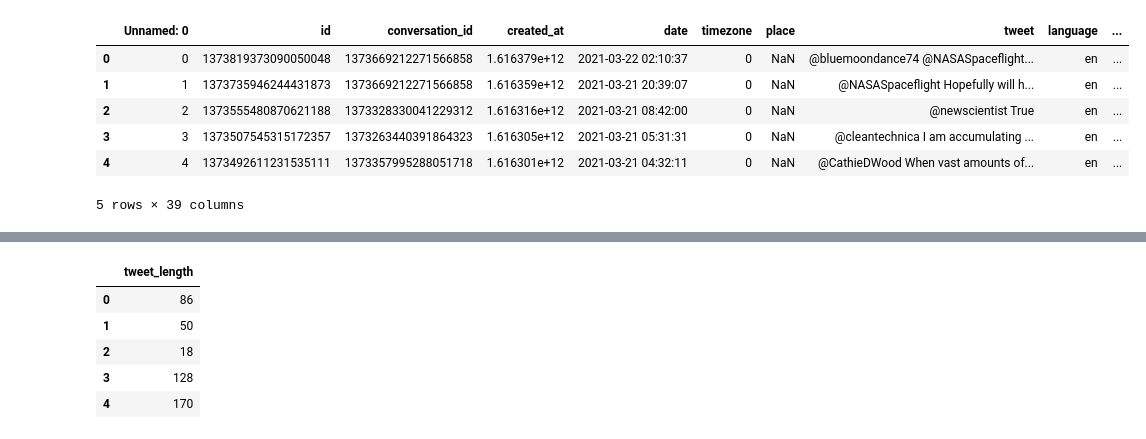
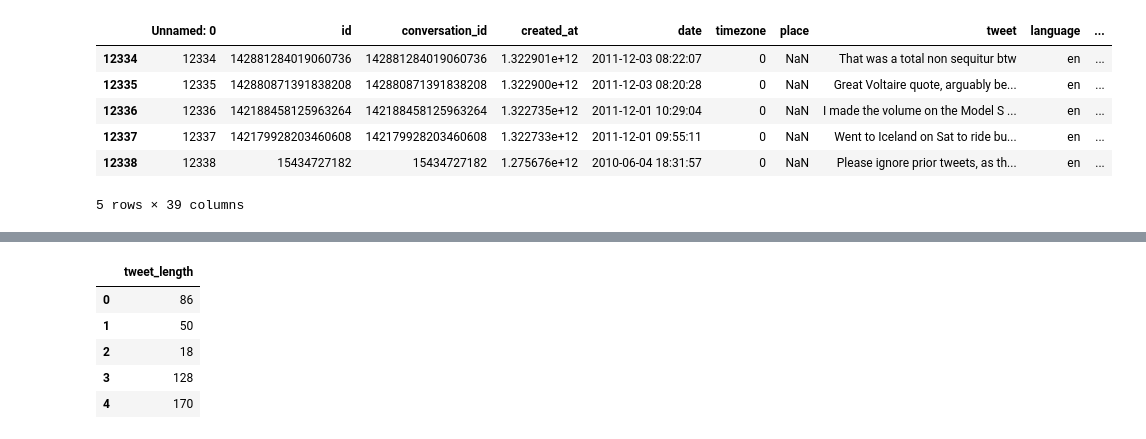
Before and after one commit to omarabuzeid/group1-project2, a Jupyter notebook: Cleaning Elon Tweets.ipynb, the cells around one changed output, grey strips where cells are left out. Cells and saved outputs as stored; diff of their text form; code cells hidden in the pictures.

```diff
--- a/Cleaning Elon Tweets.ipynb
+++ b/Cleaning Elon Tweets.ipynb
@@ -5,16 +6,16 @@ import pandas as pd
 import numpy as np
 import re
 # %%
-df = pd.read_csv('/Users/omarabuzeid/group1-project2/2021.csv', encoding ='latin1')
+df = pd.read_csv('/Users/tbder/group1-project2-main/2021.csv', encoding ='latin1')
 
 pd.set_option('display.max_colwidth', 1000)
 
-df.head()
+df.tail()
 # %% [output]
 |  | Unnamed: 0 | id | conversation_id | created_at | date | timezone | place | tweet | language | ... |
-| 0 | 0 | 1373819373090050048 | 1373669212271566858 | 1.616379e+12 | 2021-03-22 02:10:37 | 0 | NaN | @bluemoondance74 @NASASpaceflight... | en | ... |
-| 1 | 1 | 1373735946244431873 | 1373669212271566858 | 1.616359e+12 | 2021-03-21 20:39:07 | 0 | NaN | @NASASpaceflight Hopefully will h... | en | ... |
-| 2 | 2 | 1373555480870621188 | 1373328330041229312 | 1.616316e+12 | 2021-03-21 08:42:00 | 0 | NaN | @newscientist True | en | ... |
-| 3 | 3 | 1373507545315172357 | 1373263440391864323 | 1.616305e+12 | 2021-03-21 05:31:31 | 0 | NaN | @cleantechnica I am accumulating ... | en | ... |
-| 4 | 4 | 1373492611231535111 | 1373357995288051718 | 1.616301e+12 | 2021-03-21 04:32:11 | 0 | NaN | @CathieDWood When vast amounts of... | en | ... |
+| 12334 | 12334 | 142881284019060736 | 142881284019060736 | 1.322901e+12 | 2011-12-03 08:22:07 | 0 | NaN | That was a total non sequitur btw | en | ... |
+| 12335 | 12335 | 142880871391838208 | 142880871391838208 | 1.322900e+12 | 2011-12-03 08:20:28 | 0 | NaN | Great Voltaire quote, arguably be... | en | ... |
+| 12336 | 12336 | 142188458125963264 | 142188458125963264 | 1.322735e+12 | 2011-12-01 10:29:04 | 0 | NaN | I made the volume on the Model S ... | en | ... |
+| 12337 | 12337 | 142179928203460608 | 142179928203460608 | 1.322733e+12 | 2011-12-01 09:55:11 | 0 | NaN | Went to Iceland on Sat to ride bu... | en | ... |
+| 12338 | 12338 | 15434727182 | 15434727182 | 1.275676e+12 | 2010-06-04 18:31:57 | 0 | NaN | Please ignore prior tweets, as th... | en | ... |
 5 rows × 39 columns
```
Also changed, not shown: parts of 18 cells of this notebook, 9 other files.
